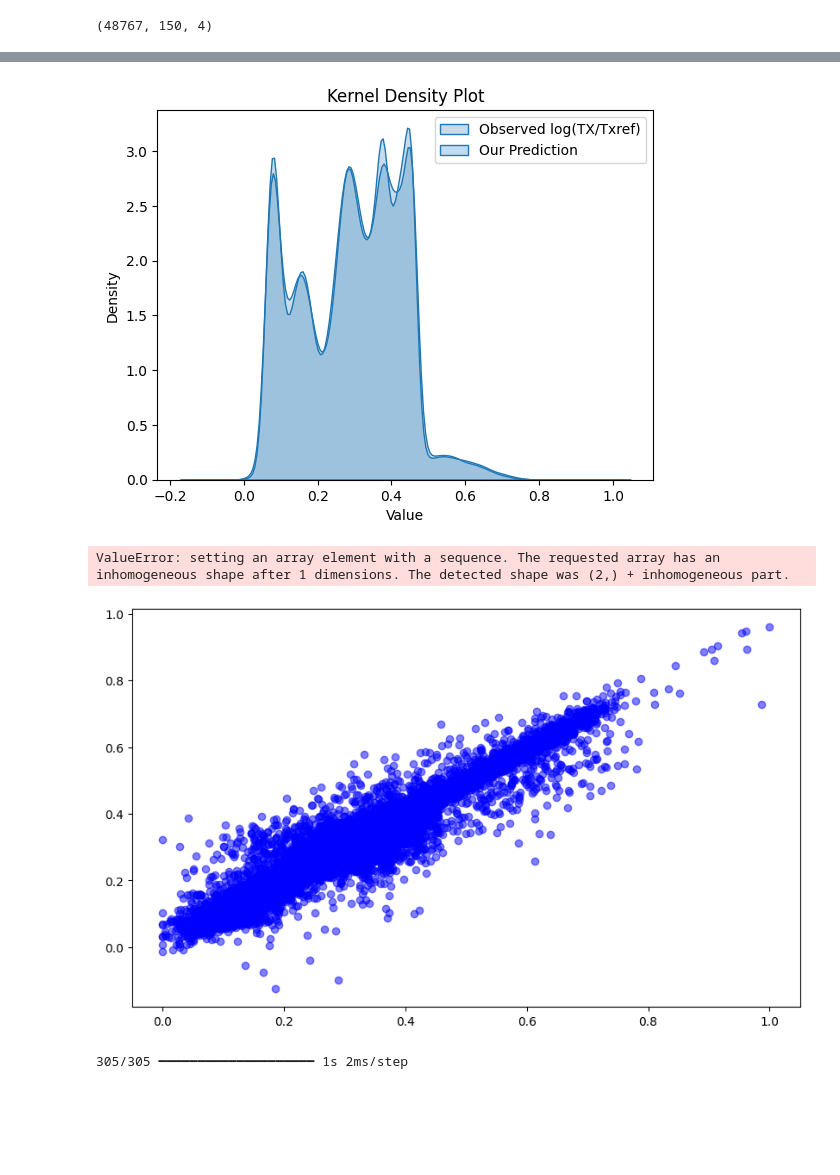
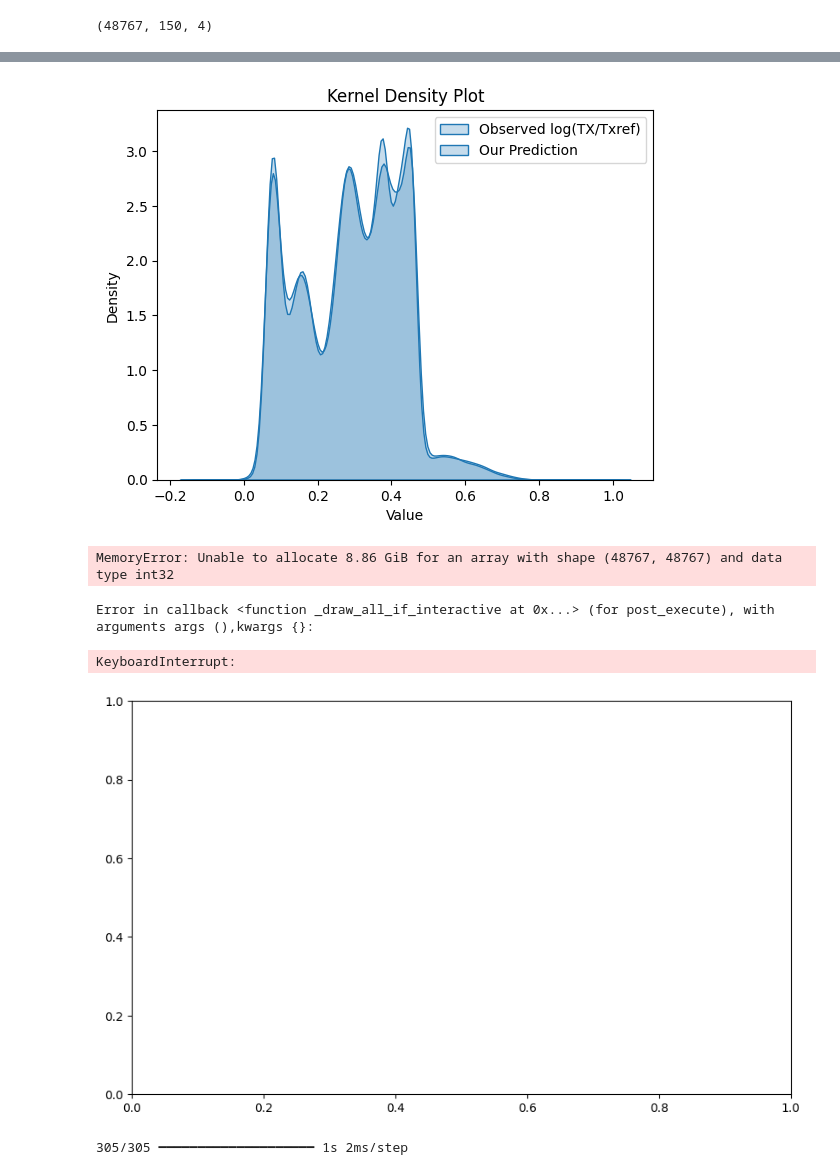
Before and after one commit to Rhys-sg/promoter-sequence-transcription-rates, a Jupyter notebook: v2/Testing CNN/CNN_5_1.ipynb, the cells around one changed output, grey strips where cells are left out. Saved outputs shown, nothing was run; the diff lists cells and outputs as text; code cells hidden in the pictures; blank space fills up the shorter version.

```diff
--- a/v2/Testing CNN/CNN_5_1.ipynb
+++ b/v2/Testing CNN/CNN_5_1.ipynb
@@ -59,6 +59,6 @@ predicted = parent.load_and_predict(name, X)
 observed = y
 
 parent.plot_kde(observed, predicted)
-parent.plot_scatter(observed, parent.ravel(predicted))
+# parent.plot_scatter(observed, parent.ravel(predicted))
 parent.plot_hexbin(observed, parent.ravel(predicted))
 # %% [output]
@@ -66,6 +66,8 @@ parent.plot_hexbin(observed, parent.ravel(predicted))
 [figure]
-ValueError: setting an array element with a sequence. The requested array has an inhomogeneous shape after 1 dimensions. The detected shape was (2,) + inhomogeneous part.
+MemoryError: Unable to allocate 8.86 GiB for an array with shape (48767, 48767) and data type int32
+Error in callback <function _draw_all_if_interactive at 0x...> (for post_execute), with arguments args (),kwargs {}:
+KeyboardInterrupt:
-[figure, old version]
+[figure, new version]
 # %%
 predicted = parent.load_and_predict(name, X_test)
 observed = y_test
```
Also changed, not shown: parts of 1 cell of this notebook, 8 other files.
